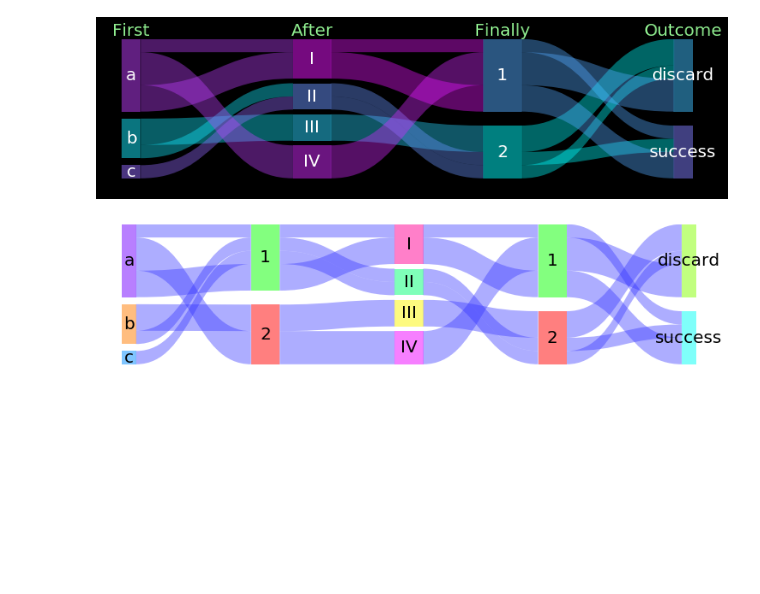
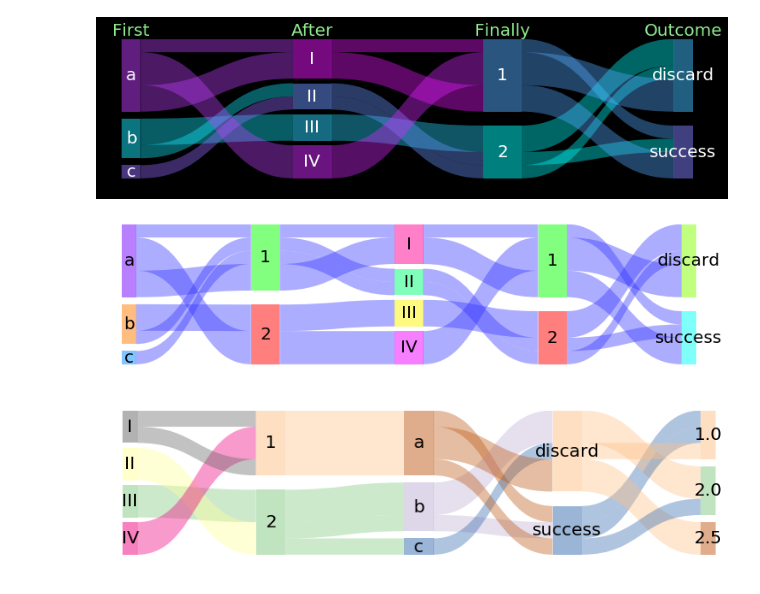
Before and after one commit to toobaz/mpl_sankey, a Jupyter notebook: notebooks/Examples.ipynb, the cells around one changed output. Drawn from its saved outputs; the diff is of its cells as text; code cells hidden in the pictures; blank space fills up the shorter version.

```diff
--- a/notebooks/Examples.ipynb
+++ b/notebooks/Examples.ipynb
@@ -39,3 +39,10 @@ plt.figure(figsize=(12, 3))
 sankey(data, cmap=plt.get_cmap('hsv'), flows_color=(.2, .2, 1), titles_color=None)
 # %% [output]
 [figure]
+# %%
+# Swap columns around, and use 'Then' as weights:
+plt.figure(figsize=(12, 3))
+sankey(data[['Then'] + list(data.columns.difference(['Then']))],
+       cmap=plt.get_cmap('Accent'), titles_color=None)
+# %% [output]
+[figure, added]
```
Also changed, not shown: parts of 1 cell of this notebook.
